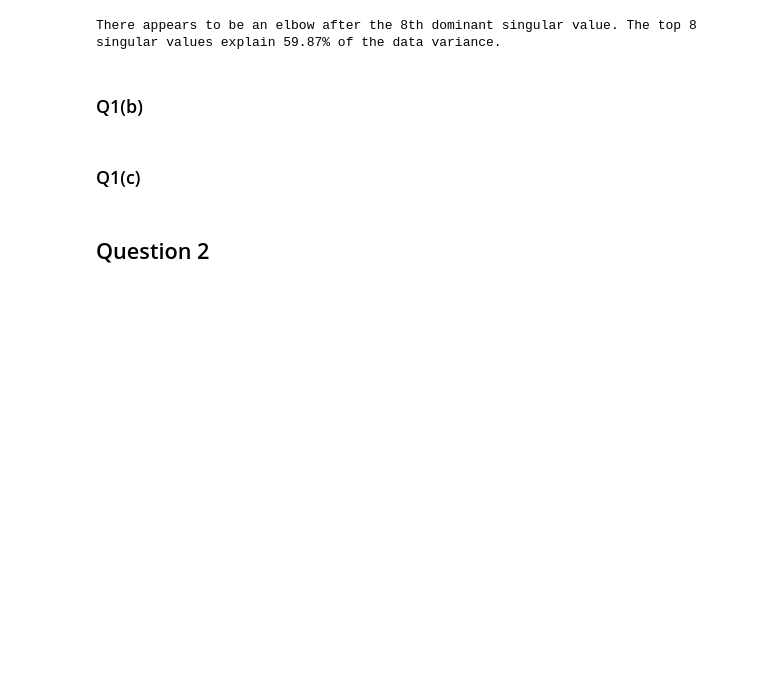
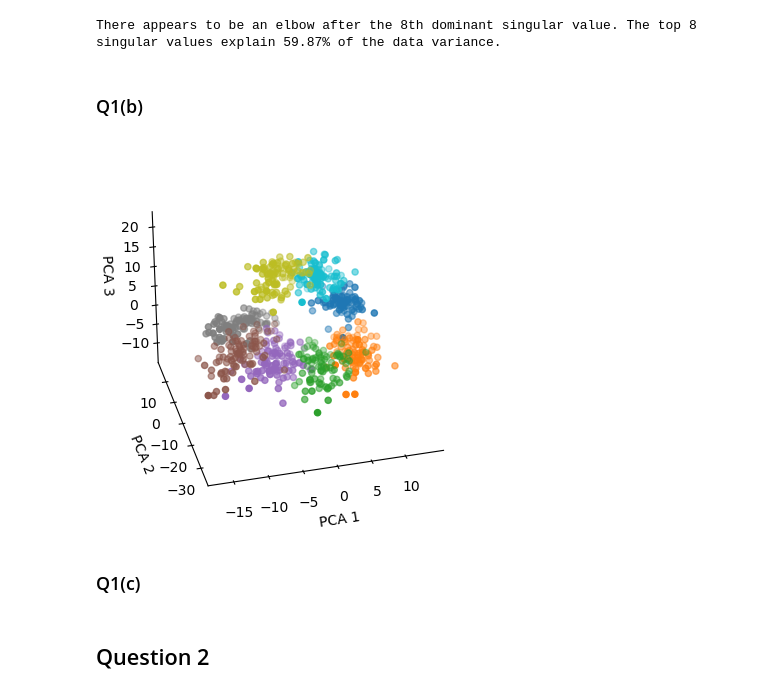
Before and after one commit to khanakagrawal/ML_for_Neuro, a Jupyter notebook: hw3/HW3.ipynb, the cells around one changed output. Cells and saved outputs as stored; diff of their text form; code cells hidden in the pictures; blank space fills up the shorter version.

```diff
--- a/hw3/HW3.ipynb
+++ b/hw3/HW3.ipynb
@@ -46,7 +46,8 @@ Plot the square-root of the eigenvalues of the data covariance matrix, sorted in
 Optional: Note that the square root eigenvalues are the singular values of a simple transformation of the data matrix. If you like, you may use SVD instead of eigenvalue decomposition for this question, but make sure you are taking the SVD of the correct matrix! Hint: write out the sample covariance as a function of the original data matrix.
 # %%
 # ----- YOUR CODE HERE ----- #
-cov = np.cov(X_real, rowvar=False)
+X_centered = X_real - np.mean(X_real, axis=0)
+cov = np.cov(X_centered, rowvar=False)
 eigvals = np.sort(np.linalg.eigvals(cov))[::-1]
 sqrt_eigvals = np.sqrt(eigvals)
 # -------------------------- #
@@ -74,24 +75,37 @@ There appears to be an elbow after the 8th dominant singular value. The top 8 si
 # %% [markdown]
 ### Q1(b)
 # %%
+# %matplotlib notebook
+
 fig = plt.figure()
 ax = fig.add_subplot(111, projection="3d")
 
 # ----- YOUR CODE HERE ----- #
-#
+eigvals, eigvecs = np.linalg.eigh(cov)
+X_proj = X_centered @ eigvecs[:, -3:]
+
+colors = plt.cm.get_cmap('tab10', num_class)
+labels = np.repeat(np.arange(num_class), num_trials)
+for i in range(num_class):
+    idx = labels == i
+    ax.scatter(X_proj[idx, 0], X_proj[idx, 1], X_proj[idx, 2],
+               color=colors(i), label=f"Angle {i+1}", s=20)
 # -------------------------- #
 
 ax.set_xlabel("PCA 1")
 ax.set_ylabel("PCA 2")
 ax.set_zlabel("PCA 3")
 set_grid_invisible(ax)
 
 # ----- YOUR CODE HERE ----- #
 # Find the rotation angle that best separates the clusters
-#
+ax.view_init(elev=35)
+ax.view_init(azim=-105)
 # -------------------------- #
 
 plt.show()
+# %% [output]
+[figure, added]
 # %% [markdown]
 ### Q1(c)
 # %%
```
